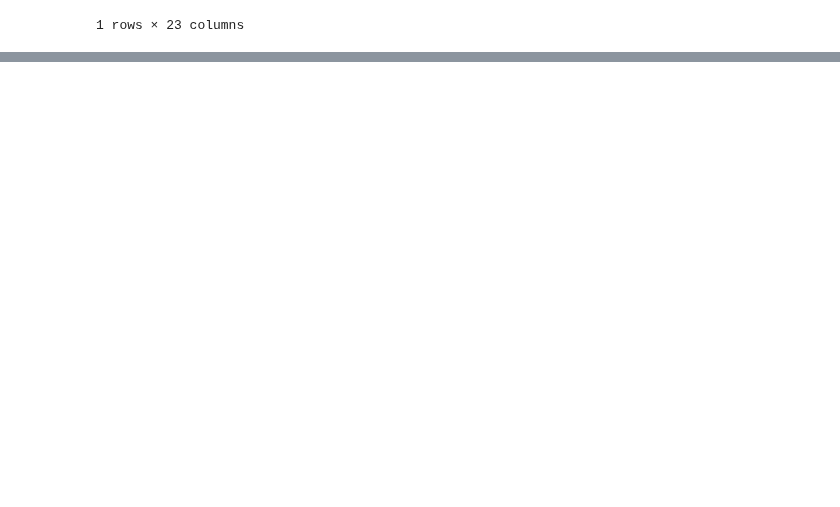
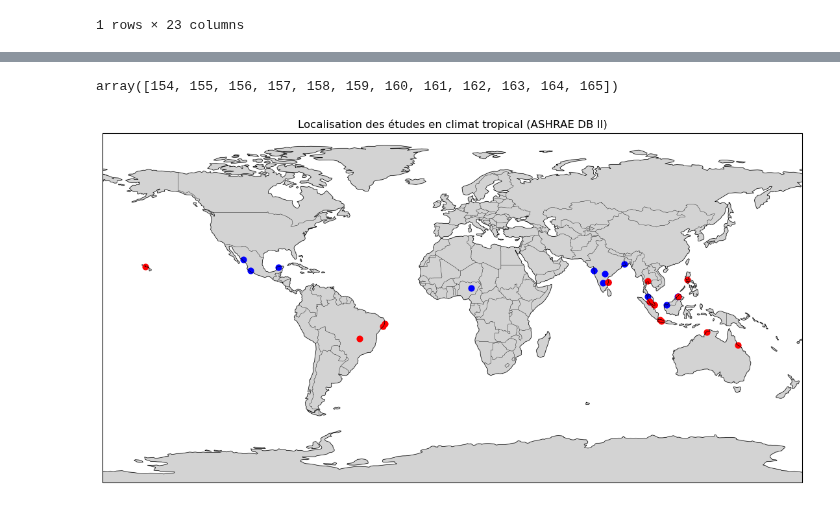
Before and after one commit to yanisnoel/PFE_ComfortTropical, a Jupyter notebook: notebooks/PFE_dataframe.ipynb, the cells around one changed output, grey strips where cells are left out. Saved outputs shown, nothing was run; the diff lists cells and outputs as text; code cells hidden in the pictures; blank space fills up the shorter version.

```diff
--- a/notebooks/PFE_dataframe.ipynb
+++ b/notebooks/PFE_dataframe.ipynb
@@ -1655,6 +1647,9 @@ print("____________________________________")
 print(TEXTE["season"].value_counts())
 stats = TEXTE.groupby("season")[["ta", "tr", "rh", "vel"]].agg(["mean", "max", "min"])
 print(stats.round(2).T)
+
+TEXTE["code_etude"] = "_019_BuildingID808_809_contributorHarimi_Djamila"
+liste_etudes.append(TEXTE)
 # %% [output]
 Dates : timestamp
 2014-03-31T00:00:00Z    12
@@ -1814,3 +1755,7 @@ meta[meta["building_id"] == 714]
 |  | building_id | building_id_inf | contributor | publication | region | country | city | lat | lon | ... |
 | 713 | 714 | yes | Tham Kwok Wai | https://doi.org/10.1111/j.1600-06... | asia | singapore | singapore | 1.352083 | 103.819836 | ... |
 1 rows × 23 columns
+# %%
+etudes_tropicales = pd.concat(liste_etudes)
+print(len(etudes_tropicales))
+print(etudes_tropicales["code_etude"].value_counts())
@@ -1816,0 +1780,3 @@ meta[meta["building_id"] == 714]
+# %%
+coordonnees = etudes_tropicales[["code_etude", "building_type", "country", "city", "lat", "lon"]].drop_duplicates()
+print(coordonnees.to_string())
@@ -1816,0 +1801,27 @@ meta[meta["building_id"] == 714]
+# %%
+etudes_tropicales[etudes_tropicales["code_etude"] == "_001_BuildingID154_165_contributorAlison_Kwok"]["building_id"].unique()
+# %% [output]
+array([154, 155, 156, 157, 158, 159, 160, 161, 162, 163, 164, 165])
+# %%
+coordonnees_logements = coordonnees[coordonnees["building_type"] == "multifamily housing"]
+coordonnees_bureaux = (coordonnees[coordonnees["building_type"].isin (["office", "classroom"])])
+# %%
+import matplotlib.pyplot as plt
+import cartopy.crs as ccrs
+import cartopy.feature as cfeature
+
+fig = plt.figure(figsize=(14, 7))
+ax = plt.axes(projection=ccrs.PlateCarree())
+
+ax.set_global()
+ax.add_feature(cfeature.LAND, color="lightgrey")
+ax.add_feature(cfeature.COASTLINE, linewidth=0.5)
+ax.add_feature(cfeature.BORDERS, linewidth=0.3)
+
+ax.scatter(coordonnees_logements["lon"], coordonnees_logements["lat"], color="blue", s=40, transform=ccrs.PlateCarree())
+ax.scatter(coordonnees_bureaux["lon"], coordonnees_bureaux["lat"], color="red", s=40, transform=ccrs.PlateCarree())
+
+plt.title("Localisation des études en climat tropical (ASHRAE DB II)")
+plt.show()
+# %% [output]
+[figure, added]
```
Also changed, not shown: parts of 37 cells of this notebook.
